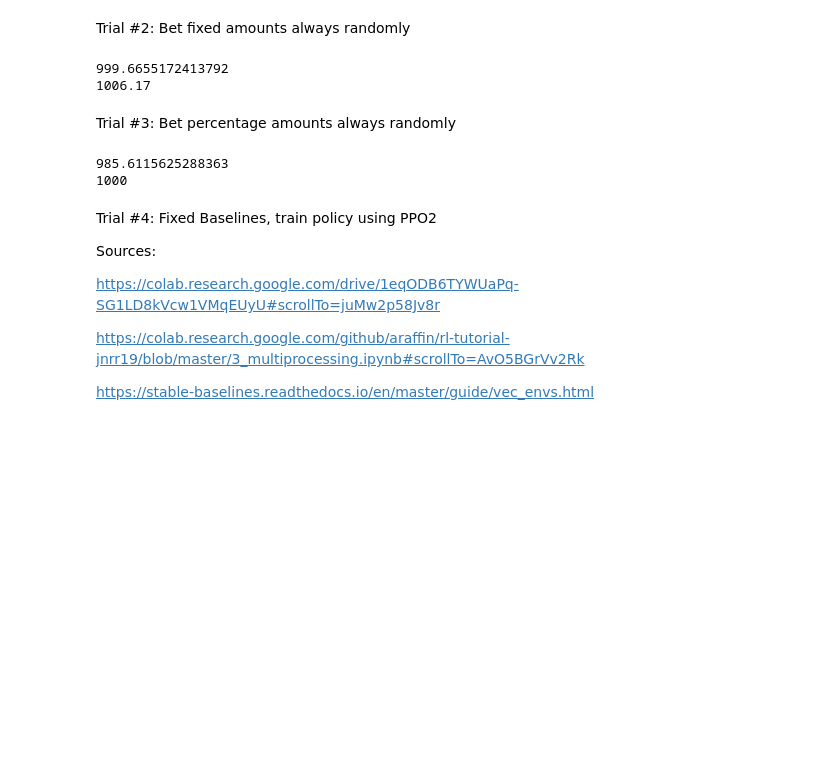
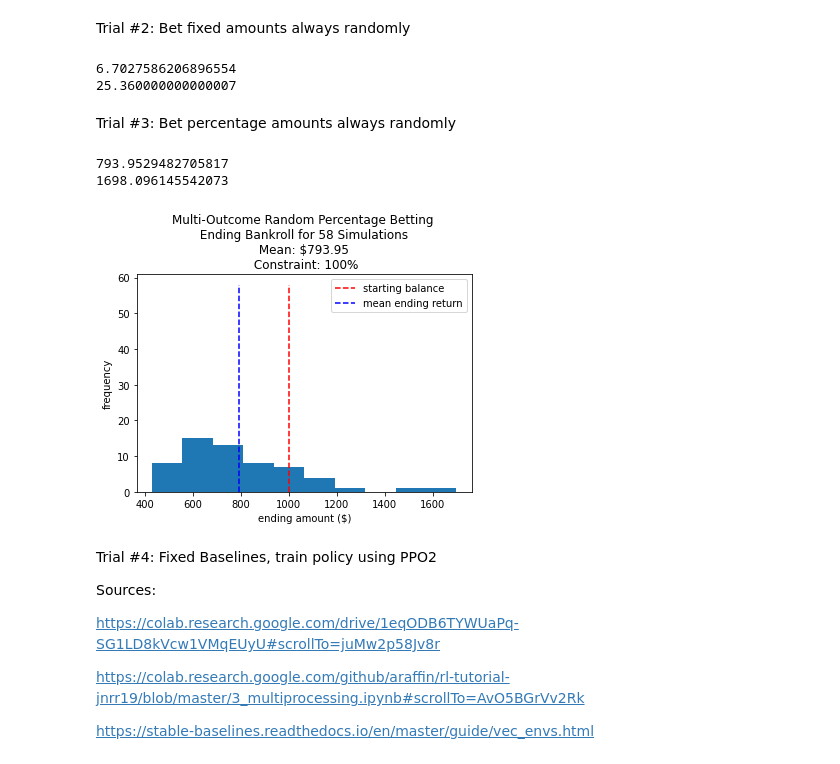
Before and after one commit to bryanchiaws/cs224r_project, a Jupyter notebook: rl_simulations.ipynb, the cells around one changed output. Saved outputs shown, nothing was run; the diff lists cells and outputs as text; code cells hidden in the pictures; blank space fills up the shorter version.

Commit message:
plots for baselines

```diff
--- a/rl_simulations.ipynb
+++ b/rl_simulations.ipynb
@@ -94,39 +95,58 @@ for i in range(num_traj):
         #print(env.render())
         obs, reward, done, info = env.step(env.action_space.sample())
         if done:
-            rewards.append(reward+1000)
+            rewards.append(info['balance'])
             break
 
 print(sum(rewards)/len(rewards))
 print(max(rewards))
 # %% [output]
-999.6655172413792
-1006.17
+6.7027586206896554
+25.360000000000007
 # %% [markdown]
 Trial #3: Bet percentage amounts always randomly
+# %%
+INITS = 1000
 # %%
 #Test model and append total ending rewards
 eps_length = test_list[0].shape[0]
 num_traj = len(test_list)
-rewards = []
+rewards = np.zeros((num_traj, INITS))
 
-for i in range(num_traj):
-    odds_df = test_list[i][["home", "draw",	"away"]].to_numpy()
-    results_df = test_list[i]["result"].tolist()
-    env = BasePercentageOddsEnv(odds_df, ["home", "draw", "away"], results_df)
-    env.reset()
-    for l in range(eps_length):
-        #print(env.render())
-        obs, reward, done, info = env.step(env.action_space.sample())
-        if done:
-            rewards.append(reward+1000)
-            break
+for j in range(INITS):
+    for i in range(num_traj):
+        odds_df = test_list[i][["home", "draw",	"away"]].to_numpy()
+        results_df = test_list[i]["result"].tolist()
+        env = BasePercentageOddsEnv(odds_df, ["home", "draw", "away"], results_df, starting_bank=1000)
+        env.reset()
+        for l in range(eps_length):
+            #print(env.render())
+            action = env.action_space.sample()
+            obs, reward, done, info = env.step(action)
+            if done:
+                rewards[i][j] = info['balance']
+                break
 
-print(sum(rewards)/len(rewards))
+rewards = np.mean(rewards, axis = 1)
+print(sum(rewards)/rewards.shape[0])
 print(max(rewards))
 # %% [output]
-985.6115625288363
-1000
+793.9529482705817
+1698.096145542073
+# %%
+mean_return = round(np.mean(rewards), 2)
+NUM_SIMULATIONS = len(rewards)
+CONSTRAINT = 1
+plt.hist(rewards)
+plt.title(f'Multi-Outcome Random Percentage Betting \n Ending Bankroll for {NUM_SIMULATIONS} Simulations \n Mean: ${mean_return} \n Constraint: {100*CONSTRAINT}%')
+plt.plot([1000, 1000], [0, NUM_SIMULATIONS], 'r--', label='starting balance')
+plt.plot([mean_return, mean_return], [0, NUM_SIMULATIONS], 'b--', label='mean ending return')
+plt.legend(loc='best')
+plt.xlabel('ending amount ($)')
+plt.ylabel('frequency')
+plt.show()
+# %% [output]
+[figure, added]
 # %% [markdown]
 Trial #4: Fixed Baselines, train policy using PPO2
 
```
Also changed, not shown: parts of 6 cells of this notebook.
